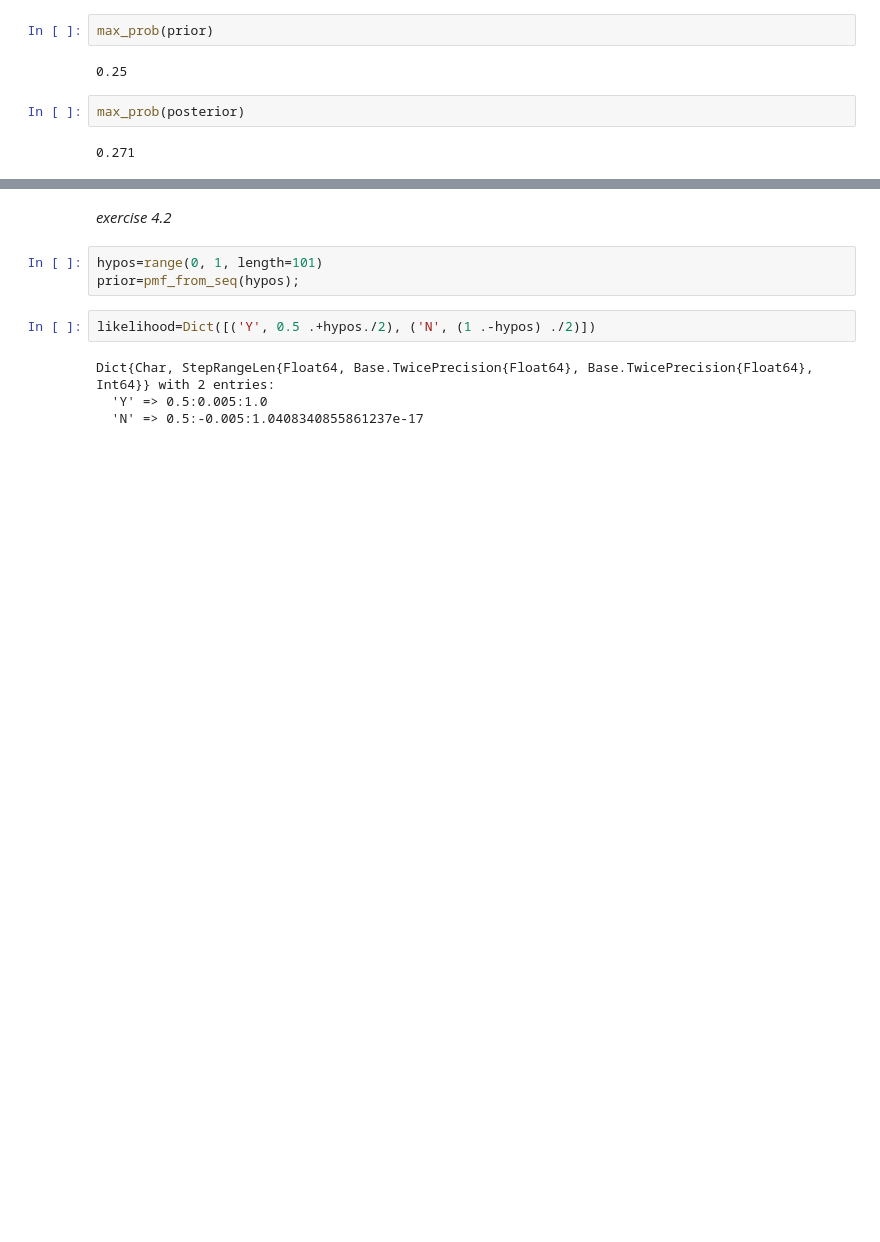
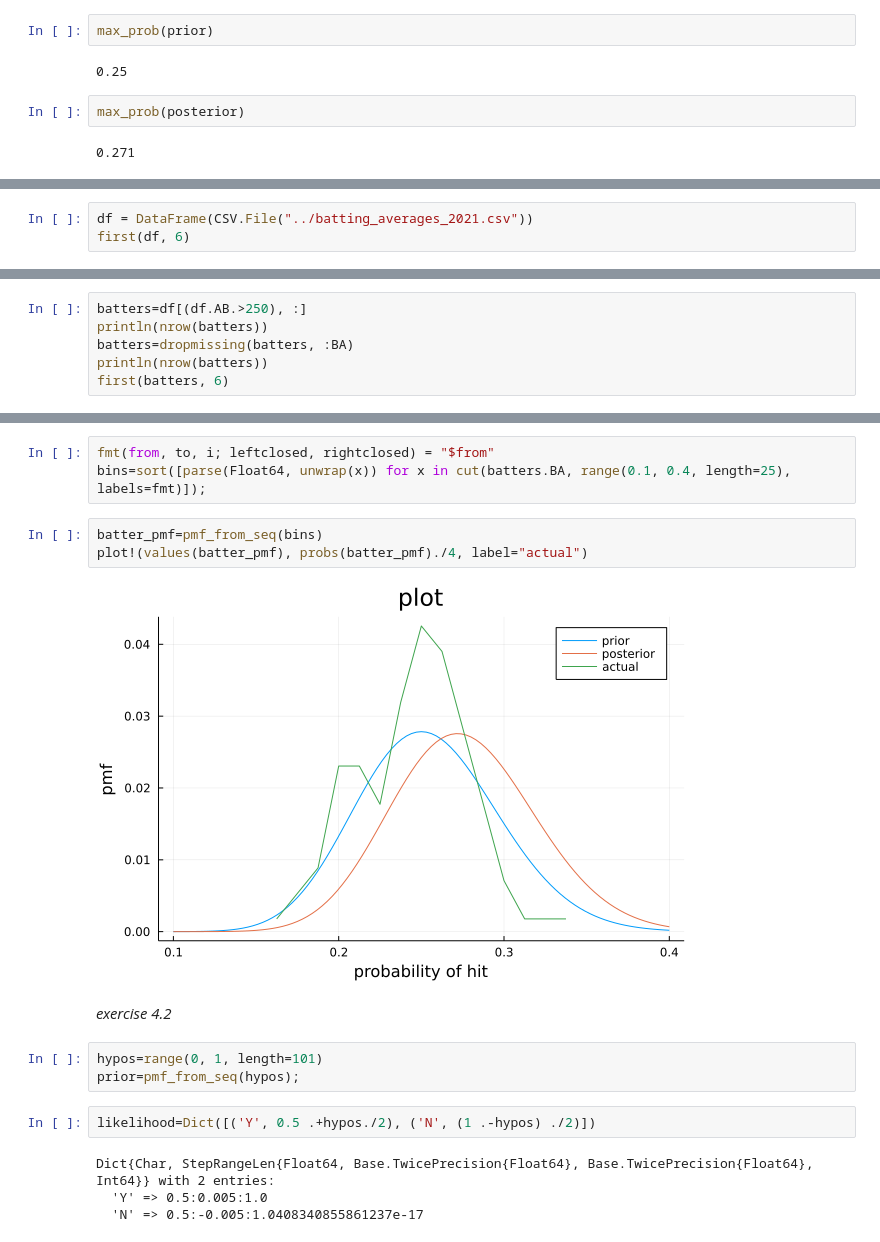
Before and after one commit to bwanab/ThinkBayes.jl, a Jupyter notebook: notebooks/think_bayes_in_julia_chapter_4.ipynb, the cells around one changed output, grey strips where cells are left out. Cells and saved outputs as stored; diff of their text form; blank space fills up the shorter version.

Commit message:
add real batting stats to chap 4, progress on chap 5

```diff
--- a/notebooks/think_bayes_in_julia_chapter_4.ipynb
+++ b/notebooks/think_bayes_in_julia_chapter_4.ipynb
@@ -160,0 +202,3 @@ max_prob(posterior)
+# %%
+df = DataFrame(CSV.File("../batting_averages_2021.csv"))
+first(df, 6)
@@ -160,0 +215,6 @@ max_prob(posterior)
+# %%
+batters=df[(df.AB.>250), :]
+println(nrow(batters))
+batters=dropmissing(batters, :BA)
+println(nrow(batters))
+first(batters, 6)
@@ -161,3 +233,11 @@ max_prob(posterior)
+# %%
+fmt(from, to, i; leftclosed, rightclosed) = "$from"
+bins=sort([parse(Float64, unwrap(x)) for x in cut(batters.BA, range(0.1, 0.4, length=25), labels=fmt)]);
+# %%
+batter_pmf=pmf_from_seq(bins)
+plot!(values(batter_pmf), probs(batter_pmf)./4, label="actual")
+# %% [output]
+[figure, added]
 # %% [markdown]
 _exercise 4.2_
 # %%
```
Also changed, not shown: parts of 16 cells of this notebook, 4 other files.
